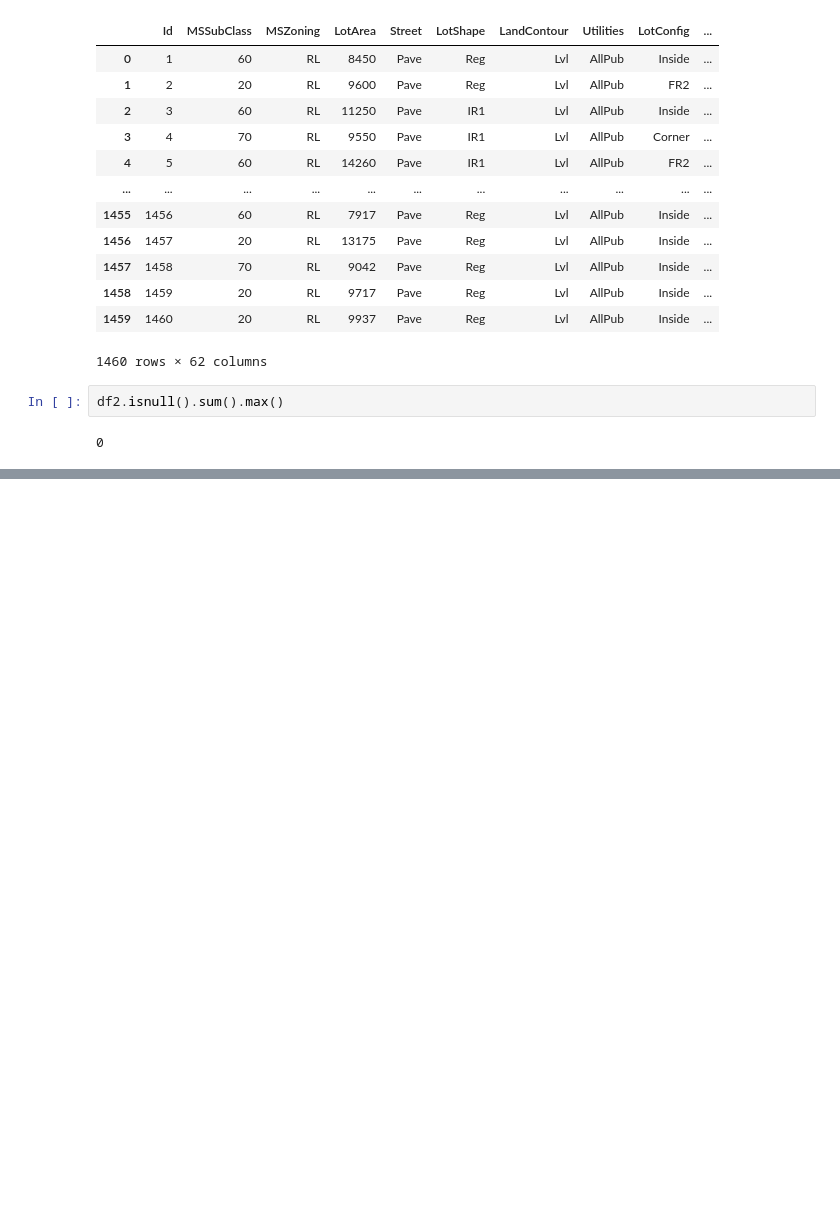
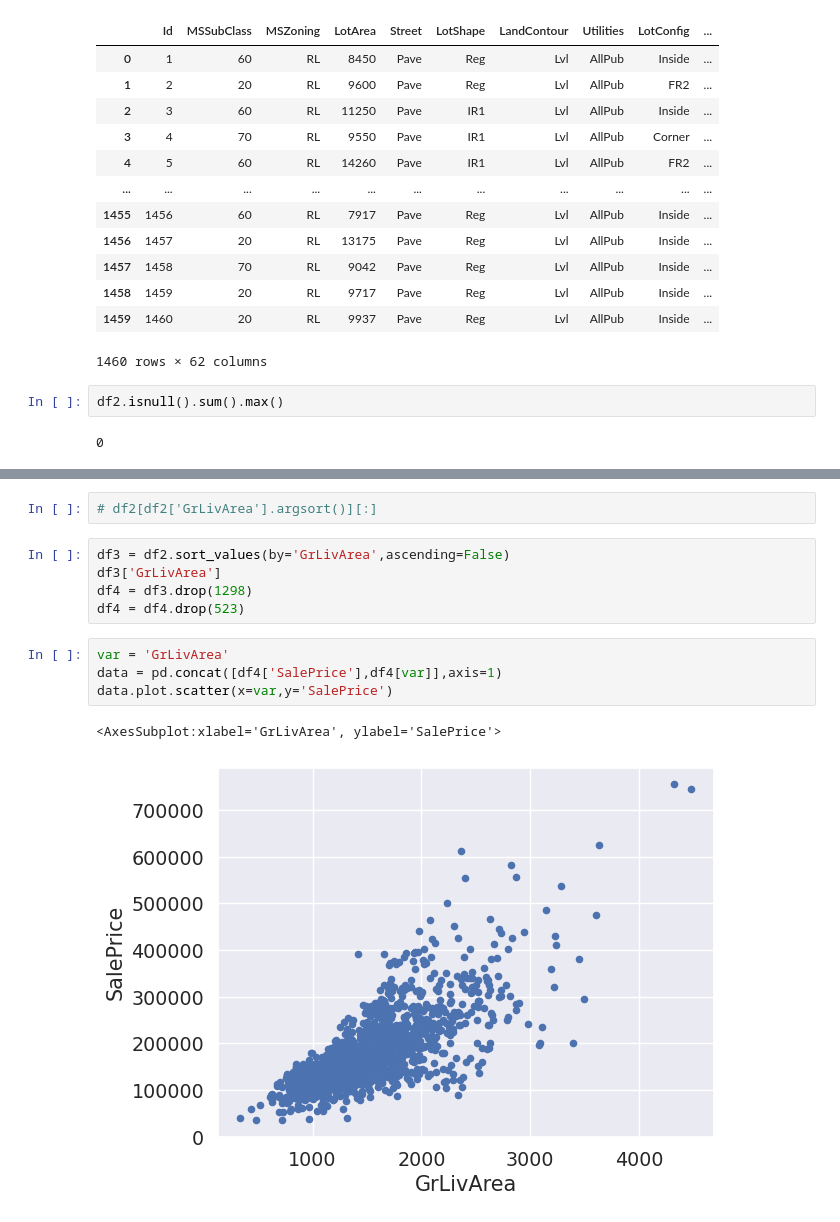
Before and after one commit to adisasuke/kaggle, a Jupyter notebook: house_pricing_demo.ipynb, the cells around one changed output, grey strips where cells are left out. Drawn from its saved outputs; the diff is of its cells as text; blank space fills up the shorter version.

```diff
--- a/house_pricing_demo.ipynb
+++ b/house_pricing_demo.ipynb
@@ -175,0 +210,14 @@ from sklearn.preprocessing import StandardScaler
+# %%
+# df2[df2['GrLivArea'].argsort()][:]
+# %%
+df3 = df2.sort_values(by='GrLivArea',ascending=False)
+df3['GrLivArea']
+df4 = df3.drop(1298)
+df4 = df4.drop(523)
+# %%
+var = 'GrLivArea'
+data = pd.concat([df4['SalePrice'],df4[var]],axis=1)
+data.plot.scatter(x=var,y='SalePrice')
+# %% [output]
+<AxesSubplot:xlabel='GrLivArea', ylabel='SalePrice'>
+[figure, added]
```
Also changed, not shown: parts of 13 cells of this notebook.
